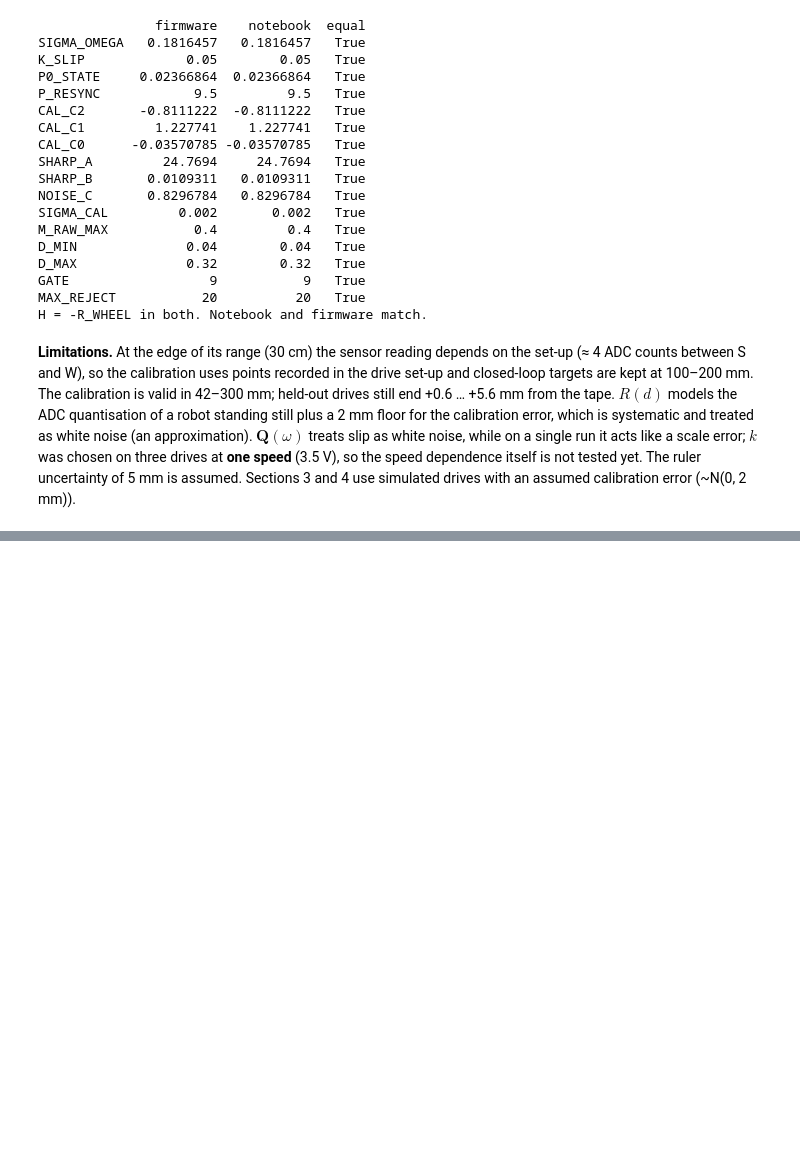
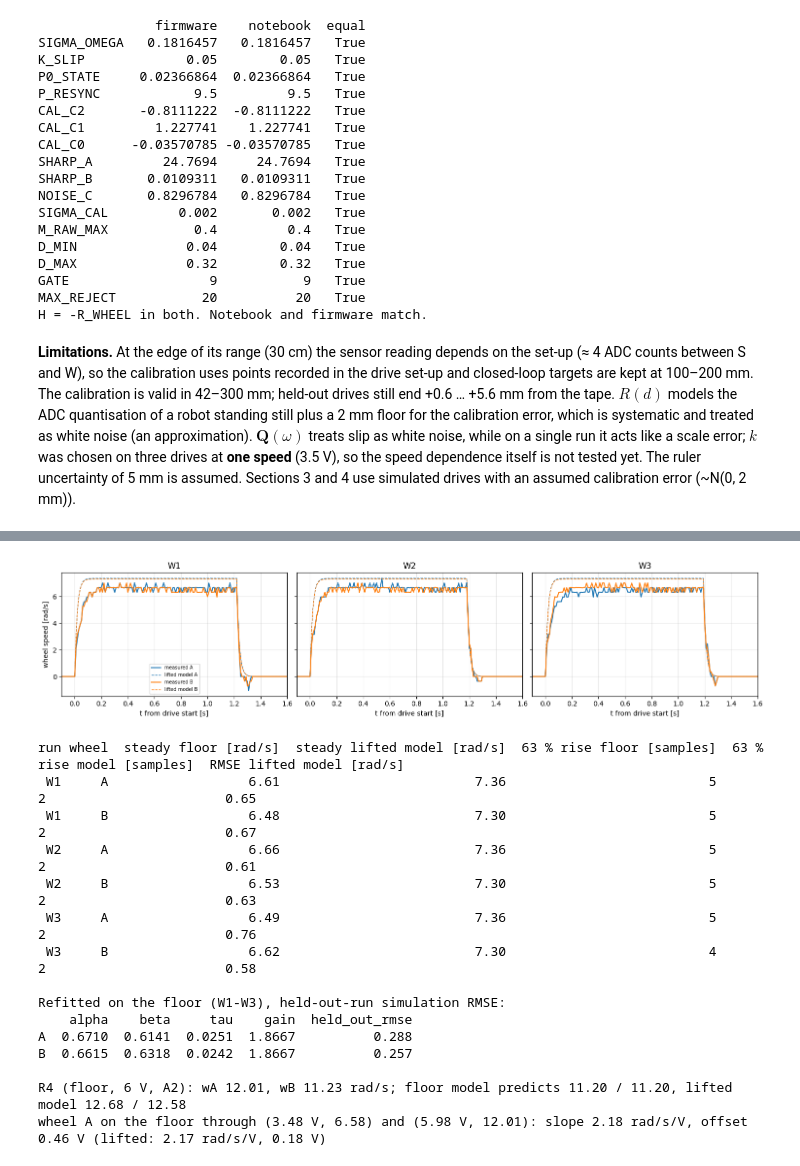
Before and after one commit to davidkog511/1d-kalman-filter, a Jupyter notebook: A3_1D_LKF/Assignment3_LKF.ipynb, the cells around one changed output, grey strips where cells are left out. Drawn from its saved outputs; the diff is of its cells as text; code cells hidden in the pictures; blank space fills up the shorter version.

```diff
--- a/A3_1D_LKF/Assignment3_LKF.ipynb
+++ b/A3_1D_LKF/Assignment3_LKF.ipynb
@@ -644,0 +782,66 @@ H = -R_WHEEL in both. Notebook and firmware match.
+# %%
+FLOOR = []
+for f in sorted(DATA_A3.glob('W*_start*_end*.csv')):
+    df = load_log(f, firmware='identification_a3')
+    on = np.flatnonzero(df.VA.values != 0)
+    FLOOR.append(dict(name=f.stem[:2], seg=df.iloc[on[0] - 20:on[-1] + 120].reset_index(drop=True)))
+
+rows = []
+fig, ax = plt.subplots(1, len(FLOOR), figsize=(15, 3.5), sharey=True)
+for a_, run in zip(np.atleast_1d(ax), FLOOR):
+    seg = run['seg']; t = seg.t - seg.t[seg.VA != 0].iloc[0]
+    for wh, c in zip('AB', ['tab:blue', 'tab:orange']):
+        w, V = seg['w' + wh].values, seg['V' + wh].values
+        ws = sim_ab(V, MOTOR[wh]['alpha'], MOTOR[wh]['beta'])
+        k_on = np.flatnonzero(V != 0)[0]; steady = (V != 0) & (np.arange(len(V)) > k_on + 40)
+        rows.append({'run': run['name'], 'wheel': wh, 'steady floor [rad/s]': w[steady].mean(), 'steady lifted model [rad/s]': ws[steady].mean(),
+                     '63 % rise floor [samples]': int(np.argmax(w > 0.63 * w[steady].mean()) - k_on),
+                     '63 % rise model [samples]': int(np.argmax(ws > 0.63 * ws[steady].mean()) - k_on),
+                     'RMSE lifted model [rad/s]': np.sqrt(np.mean((ws - w)**2))})
+        a_.plot(t, w, color=c, label=f'measured {wh}'); a_.plot(t, ws, '--', color=c, lw=1, label=f'lifted model {wh}')
+    a_.set(title=run['name'], xlabel='t from drive start [s]'); a_.set_xlim(-0.1, 1.6)
+np.atleast_1d(ax)[0].set_ylabel('wheel speed [rad/s]'); np.atleast_1d(ax)[0].legend(fontsize=7)
+plt.tight_layout(); plt.show()
+print(pd.DataFrame(rows).round(2).to_string(index=False))
+
+# refit on the floor, leave-one-run-out
+MOTOR_FLOOR = {}
+for wh in 'AB':
+    XY = [(np.column_stack([r['seg']['w' + wh].values[:-1], r['seg']['V' + wh].values[:-1]]), r['seg']['w' + wh].values[1:]) for r in FLOOR]
+    reg = LinearRegression(fit_intercept=False).fit(np.vstack([x for x, _ in XY]), np.concatenate([y for _, y in XY]))
+    a, b = reg.coef_
+    held = []
+    for j, run in enumerate(FLOOR):
+        aj, bj = LinearRegression(fit_intercept=False).fit(np.vstack([XY[i][0] for i in range(len(XY)) if i != j]),
+                                                            np.concatenate([XY[i][1] for i in range(len(XY)) if i != j])).coef_
+        w, V = run['seg']['w' + wh].values, run['seg']['V' + wh].values
+        held.append(np.sqrt(np.mean((sim_ab(V, aj, bj) - w)**2)))
+    MOTOR_FLOOR[wh] = dict(alpha=a, beta=b, tau=-DT / np.log(a), gain=b / (1 - a), held_out_rmse=np.mean(held))
+print('\nRefitted on the floor (W1-W3), held-out-run simulation RMSE:')
+print(pd.DataFrame(MOTOR_FLOOR).T.round(4).to_string())
+
+# second floor operating point: Assignment 2 run R4 at 6 V (another day, path curved to the right)
+R4m = load_log(DATA_A2 / 'R4_straight_fwd700mm_right190mm_turnR15deg.csv')
+r4 = pd.concat([window(R4m, a, b) for a, b in [(31.9, 32.45), (33.0, 33.6)]])
+print(f"\nR4 (floor, 6 V, A2): wA {r4.wA.mean():.2f}, wB {r4.wB.mean():.2f} rad/s; floor model predicts {6*MOTOR_FLOOR['A']['gain']:.2f} / {6*MOTOR_FLOOR['B']['gain']:.2f}, lifted model {6*MOTOR['A']['gain']:.2f} / {6*MOTOR['B']['gain']:.2f}")
+wA_W = np.mean([r['steady floor [rad/s]'] for r in rows if r['wheel'] == 'A'])
+sl = (r4.wA.mean() - wA_W) / (r4.VA.mean() - 3.482)
+print(f'wheel A on the floor through (3.48 V, {wA_W:.2f}) and (5.98 V, {r4.wA.mean():.2f}): slope {sl:.2f} rad/s/V, offset {3.482 - wA_W/sl:.2f} V '
+      f'(lifted: 2.17 rad/s/V, 0.18 V)')
+# %% [output]
+[figure, added]
+run wheel  steady floor [rad/s]  steady lifted model [rad/s]  63 % rise floor [samples]  63 % rise model [samples]  RMSE lifted model [rad/s]
+ W1     A                  6.61                         7.36                          5                          2                       0.65
+ W1     B                  6.48                         7.30                          5                          2                       0.67
+ W2     A                  6.66                         7.36                          5                          2                       0.61
+ W2     B                  6.53                         7.30                          5                          2                       0.63
+ W3     A                  6.49                         7.36                          5                          2                       0.76
+ W3     B                  6.62                         7.30                          4                          2                       0.58
+
+Refitted on the floor (W1-W3), held-out-run simulation RMSE:
+    alpha    beta     tau    gain  held_out_rmse
+A  0.6710  0.6141  0.0251  1.8667          0.288
+B  0.6615  0.6318  0.0242  1.8667          0.257
+
+R4 (floor, 6 V, A2): wA 12.01, wB 11.23 rad/s; floor model predicts 11.20 / 11.20, lifted model 12.68 / 12.58
+wheel A on the floor through (3.48 V, 6.58) and (5.98 V, 12.01): slope 2.18 rad/s/V, offset 0.46 V (lifted: 2.17 rad/s/V, 0.18 V)
```
Also changed, not shown: parts of 7 cells of this notebook.
